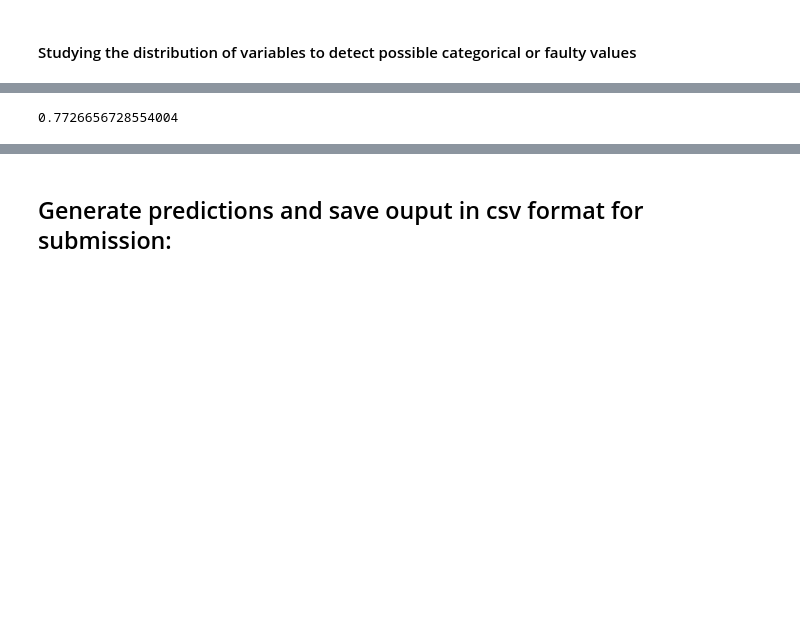
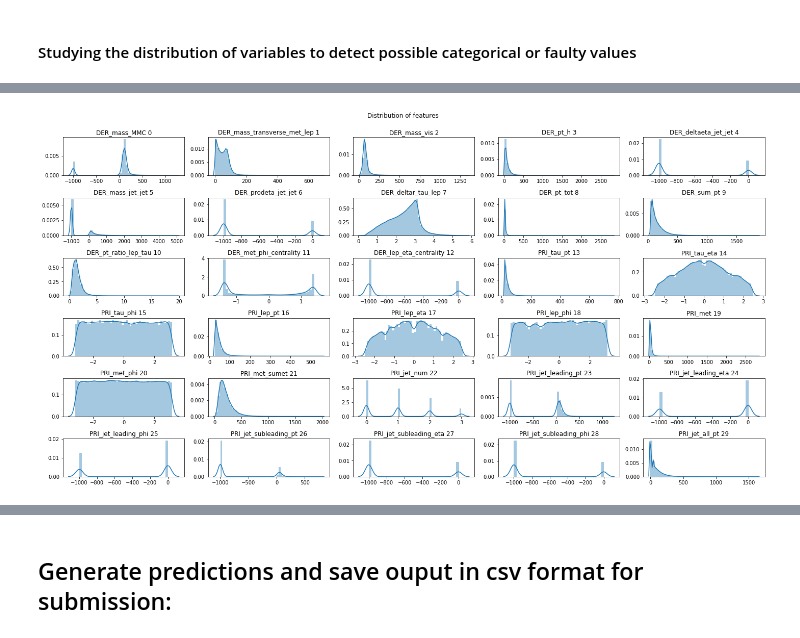
Before and after one commit to ehoelzl/ML_course, a Jupyter notebook: projects/project1/scripts/project1.ipynb, the cells around one changed output, grey strips where cells are left out. Saved outputs shown, nothing was run; the diff lists cells and outputs as text; code cells hidden in the pictures; blank space fills up the shorter version.

```diff
--- a/projects/project1/scripts/project1.ipynb
+++ b/projects/project1/scripts/project1.ipynb
@@ -97,4 +20,5 @@ y_pred = predict_labels(weights, x_test)
-# %%
-np.sum(y_pred == y_test) / len(y_pred)
-# %% [output]
-0.7726656728554004
+# %%
+from plots import plot_feature_distribution
+plot_feature_distribution(tX, headers, np.arange(len(headers)), "Distribution of features", 5, 6)
+# %% [output]
+[figure, added]
```
Also changed, not shown: parts of 45 cells of this notebook, 7 other files.
